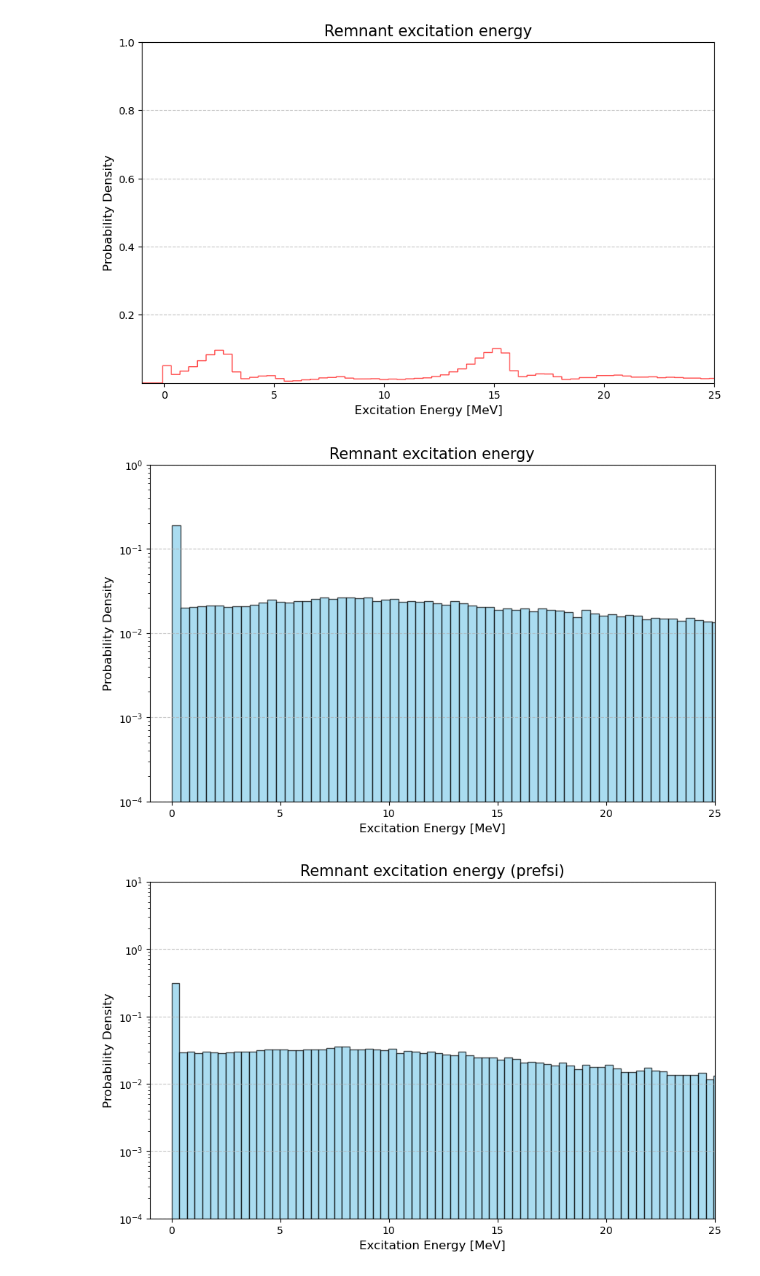
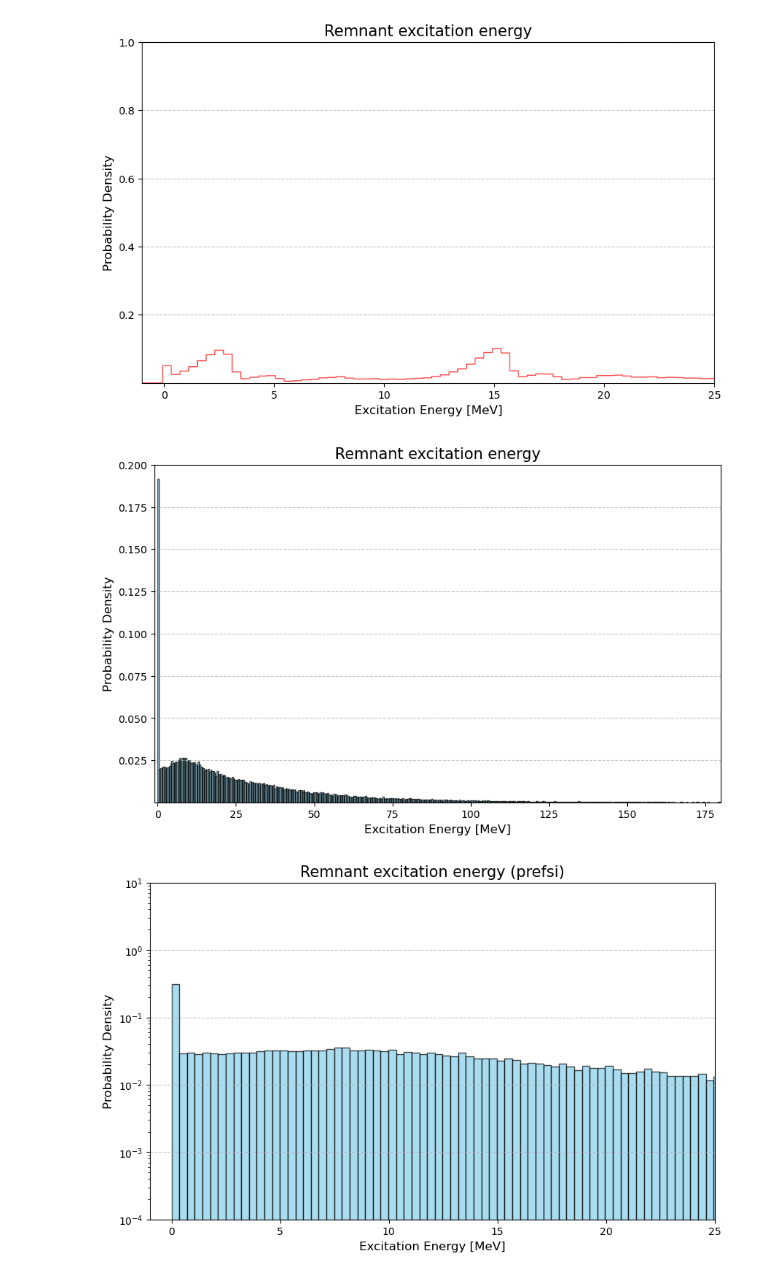
Before and after one commit to patrickstowell/INCL_GenericInterface, a Jupyter notebook: energyhisto.ipynb, the cells around one changed output. Saved outputs shown, nothing was run; the diff lists cells and outputs as text; code cells hidden in the pictures.

```diff
--- a/energyhisto.ipynb
+++ b/energyhisto.ipynb
@@ -31,27 +31,26 @@ plt.show()
 # %%
 # 1. Load the data
 file_path = 'energies.txt'
 df = pd.read_csv(file_path, header=None, names=['Values'])
 
 # 2. Create the plot
 plt.figure(figsize=(10, 6))
 # Set density=True to normalise the bins
 plt.hist(df['Values'], bins=1000, color='skyblue', edgecolor='black', alpha=0.7, density=True)
 
 # 3. Add labels and styling
 plt.title('Remnant excitation energy', fontsize=15)
 plt.xlabel('Excitation Energy [MeV]', fontsize=12)
-plt.xlim(-1, 25)
-plt.ylim(1e-4, 1)
-plt.yscale('log')
+plt.xlim(-1, 180)
+plt.ylim(1e-4, 0.2)
 # Updated label to reflect normalization
 plt.ylabel('Probability Density', fontsize=12)
 plt.grid(axis='y', linestyle='--', alpha=0.7)
 
 # Show the plot
 plt.show()
 # %% [output]
-[figure, old version]
+[figure, new version]
 # %%
 # 1. Load the data
 file_path = 'e_star_prefsi.txt'
```
Also changed, not shown: parts of 23 cells of this notebook, 9 other files.
